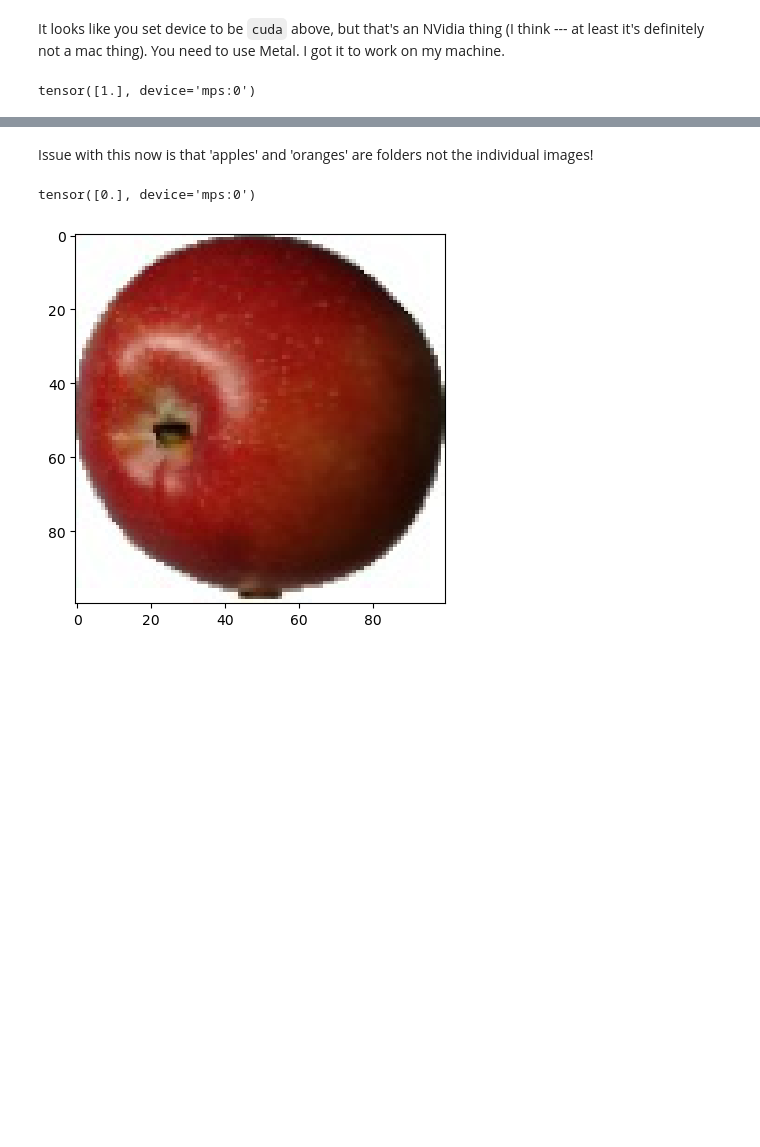
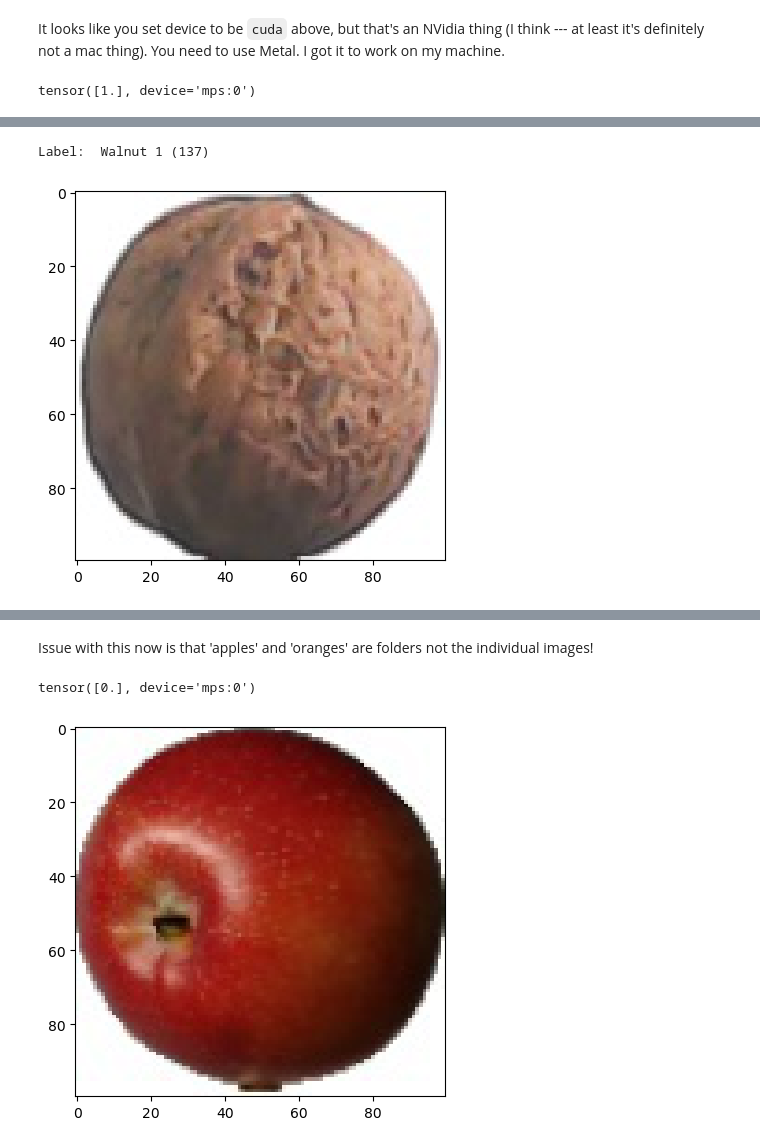
Before and after one commit to bsalisbury1/Projects, a Jupyter notebook: ImageClassification/PyTorch/pytorch_fruits.ipynb, the cells around one changed output, grey strips where cells are left out. Drawn from its saved outputs; the diff is of its cells as text; code cells hidden in the pictures; blank space fills up the shorter version.

```diff
--- a/ImageClassification/PyTorch/pytorch_fruits.ipynb
+++ b/ImageClassification/PyTorch/pytorch_fruits.ipynb
@@ -43,0 +99,6 @@ PosixPath('/Users/trobacker/ml_projects/Projects/ImageClassification/data/fruits
+# %%
+img, label = train_ds[1]
+show_image(*train_ds[100]) # * and **!! LEARN MORE
+# %% [output]
+Label:  Walnut 1 (137)
+[figure, added]
```
Also changed, not shown: parts of 24 cells of this notebook.
